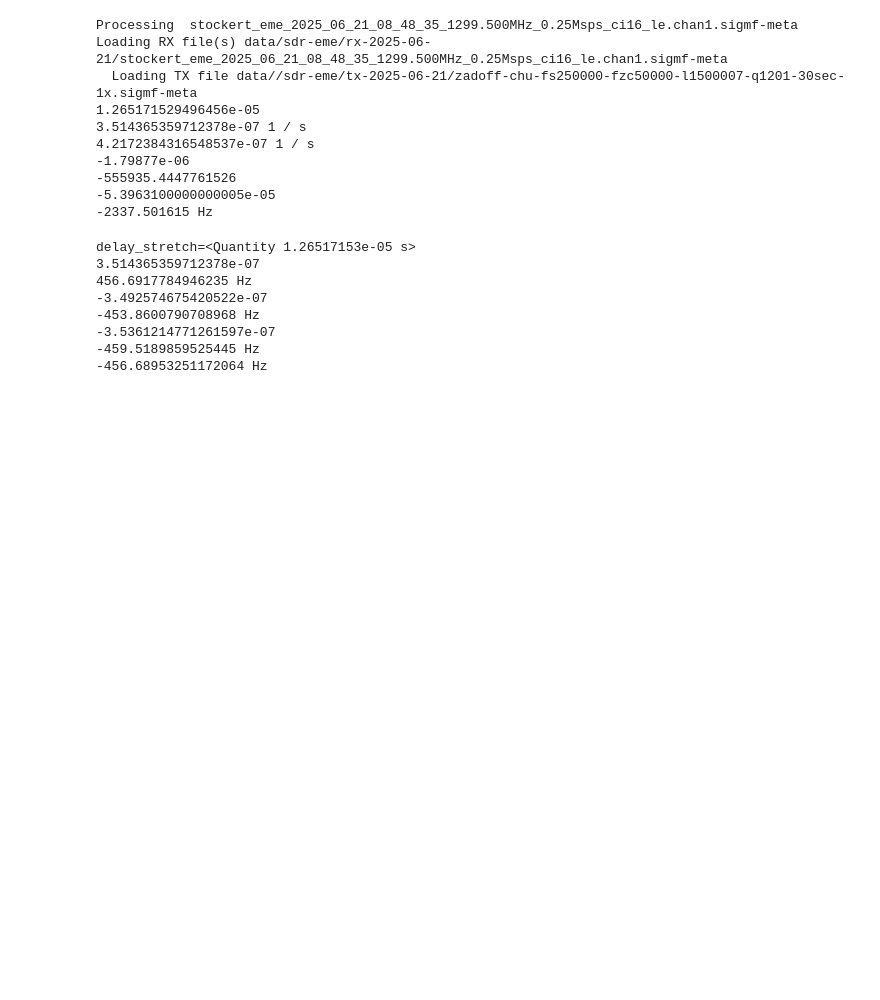
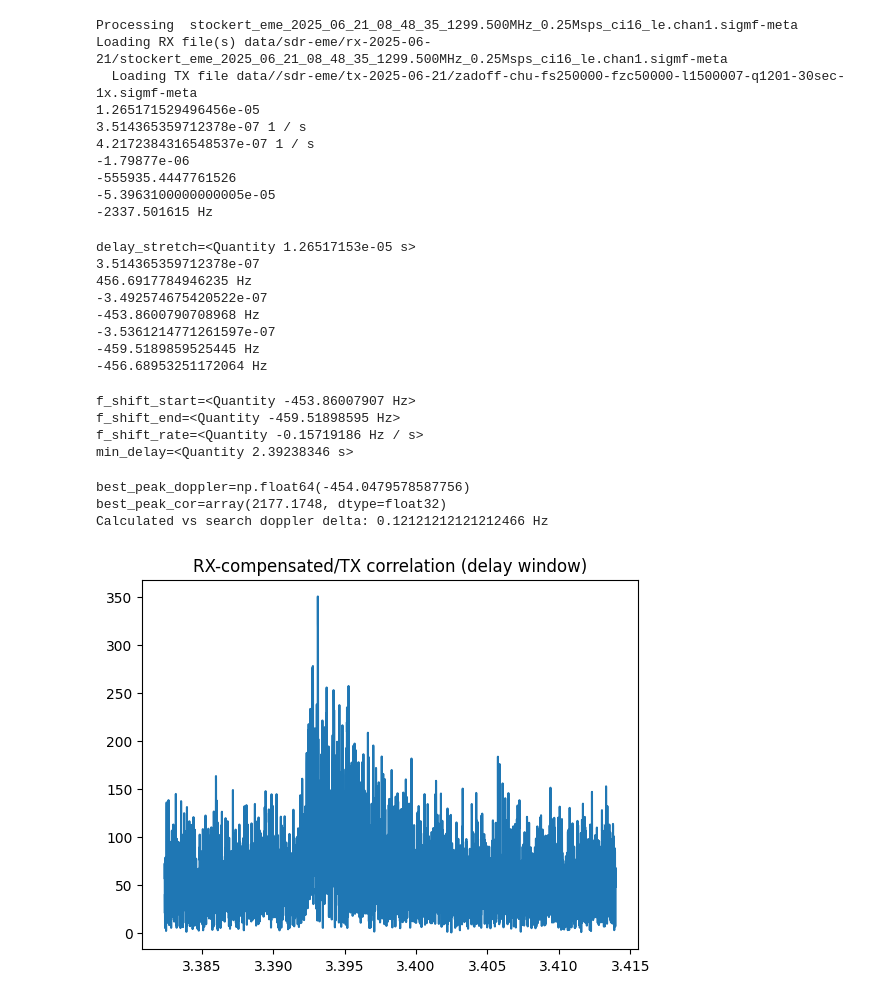
Before and after one commit to thandal/moon-radar, a Jupyter notebook: notebooks/Planetary Radar -- Moon -- CLEAN.ipynb, the cells around one changed output. Cells and saved outputs as stored; diff of their text form; code cells hidden in the pictures; blank space fills up the shorter version.

```diff
--- a/notebooks/Planetary Radar -- Moon -- CLEAN.ipynb
+++ b/notebooks/Planetary Radar -- Moon -- CLEAN.ipynb
@@ -99,9 +105,11 @@ def loadRxTxFiles(rx_chan0_sigmf_filename):
     rx_chan0_sigmf_file = sigmf.sigmffile.fromfile(rx_chan0_sigmf_filename)
     rx_samples = rx_chan0_sigmf_file.read_samples().astype("complex64")
     rx_info = rx_chan0_sigmf_file.get_global_info()
+    display(rx_info)
     sample_rate = rx_info['core:sample_rate'] / au.s
     tx_filename = rx_info['core:description']
     captures = rx_chan0_sigmf_file.get_captures()
+    display(captures[0])
     frequency = captures[0]['core:frequency'] * au.Hz
     rx_start_astrotime = at.Time(captures[0]['core:datetime'])
 
@@ -115,6 +123,7 @@ def loadRxTxFiles(rx_chan0_sigmf_filename):
 
     return rx_samples, tx_samples, sample_rate, frequency, rx_start_astrotime
 
-if 0:
+if 1:
     rx_chan0_sigmf_filename = f"{DATA_ROOT}/sdr-eme/rx-2025-06-21/stockert_eme_2025_06_21_10_06_39_1299.500MHz_0.25Msps_ci16_le.chan0.sigmf-meta"  # 60s tx, 66s rx!
     rx_samples, tx_samples, sample_rate, frequency, rx_start_astrotime = loadRxTxFiles(rx_chan0_sigmf_filename)
+    print(sample_rate, frequency, len(rx_samples) / sample_rate)
@@ -216,6 +249,9 @@ if 0:
 def calculateDelayWindowIndices(sample_rate, delay_start, len_rx_samples, len_tx_samples):
     t_start = delay_start
     t_end = delay_start + MOON_RADIUS / ak.c * 2  # round-trip delay depth
+    # HACK: PAD!
+    t_start -= 0.01 * au.s
+    t_end += 0.01 * au.s
     cor_lags = scipy.signal.correlation_lags(len_rx_samples, len_tx_samples, mode="valid") / sample_rate
     cor_i_start = np.argwhere(cor_lags > t_start)[0][0]
     cor_i_end = np.argwhere(cor_lags > t_end)[0][0]
@@ -443,56 +475,69 @@ delay_stretch=<Quantity 1.26517153e-05 s>
 -459.5189859525445 Hz
 -456.68953251172064 Hz
 # %%
-if 0: # Search for best frequency/time shift using peak correlation strength, in a window around the expect return time.
+if 1: # Search for best frequency/time shift using peak correlation strength, in a window around the expect return time.
 
     # Compute the doppler/delay for the sub-radar point at the start and end of the rx window.
     dlt_start, delay_start = moonDopplerFactorAndDelay_spice(rx_start_astrotime)
     rx_end_astrotime = rx_start_astrotime + rx_duration
     dlt_end, delay_end = moonDopplerFactorAndDelay_spice(rx_end_astrotime)
     f_shift_start = dlt_start * frequency
     f_shift_end = dlt_end * frequency
+    print(f"{f_shift_start=}")
+    print(f"{f_shift_end=}")
     # Simple 'bulk' doppler_rate model, linear from start to end. Generally good enough for a "look" of a few minutes.
     f_shift_rate = (f_shift_end - f_shift_start) / rx_duration
+    print(f"{f_shift_rate=}")
 
-    # Do everything in GPU memory
-    cupy_f_shifts = np.linspace(f_shift_start.to(au.Hz).value - 0.2, f_shift_start.to(au.Hz).value + 0.2, 1000)
-    cupy_t_shifts = np.linspace(doppler_start.to(au.Hz).value - 0.2, doppler_start.to(au.Hz).value + 0.2, 1000)
+    min_delay = min(delay_start, delay_end) * au.s
+    print(f"{min_delay=}")
+    cor_lags, cor_i_start, cor_i_end = calculateDelayWindowIndices(sample_rate, TX_START + min_delay, len(rx_samples), len(tx_samples))
+
+    f_shifts = np.linspace(f_shift_start.to(au.Hz).value - 0.2, f_shift_start.to(au.Hz).value + 0.2, 100)
+
+    # Do heavy compute in GPU memory
     cupy_tx_samples = cupy.asarray(tx_samples, dtype=cupy.complex64)
     cupy_rx_samples = cupy.asarray(rx_samples, dtype=cupy.complex64)
+    # Cache computations/allocations outside the for loop.
+    cupy_fft_rx_samples = cupy.fft.fft(cupy_rx_samples)
+    #cupy_conj_fft_tx_samples = cupy.conj(cupy.fft.fft(cupy.pad(cupy_tx_samples, (0, len(rx_samples) - len(tx_samples)))))
+    #cupy_rx_range = -1j * 2 * cupy.pi / sample_rate.value * cupy.arange(len(rx_samples))
+    #cupy_rx_t_s = cupy.arange(len(rx_samples)) / sample_rate.value
+    cupy_tx_samples_shifted = cupy.zeros_like(rx_samples)
+    cupy_tx_range = 1j * 2 * cupy.pi / sample_rate.value * cupy.arange(len(tx_samples))
+
     best_peak_doppler = doppler_start
-    best_peak = 0.0
-
-    # Cache computations/allocations outside the for loop.
-    cupy_conj_fft_tx_samples = cupy.conj(cupy.fft.fft(cupy.pad(cupy_tx_samples, (0, len(rx_samples) - len(tx_samples)))))
-    #cupy_rx_range = -1j * 2 * cupy.pi / sample_rate.value * cupy.arange(len(rx_samples))
-    cupy_rx_t_s = cupy.arange(len(rx_samples)) / sample_rate.value
-
-    #for i in tqdm(range(len(cupy_f_shifts))):
-    for i in range(len(cupy_f_shifts)):
-        #cupy_rx_samples_shifted = cupy_rx_samples * cupy.exp(cupy_f_shifts[i] * cupy_rx_range)
-        cupy_rx_samples_shifted = cupy_rx_samples * cupy.exp(-1j * 2 * np.pi * (-cupy_f_shifts[i] * cupy_rx_t_s + (-doppler_rate.value * cupy_rx_t_s**2) / 2)).T
-        #cupy_rx_samples_shifted = cupy_rx_samples * cupy.exp(-1j * 2 * cupy.pi / sample_rate.value * cupy.arange(len(rx_samples))
-        cupy_cor_shifted = cupy.fft.ifft(cupy.fft.fft(cupy_rx_samples_shifted) * cupy_conj_fft_tx_samples)
-        #cor_max = cupy.max(cupy.abs(cupy_cor_shifted))
-        #cor_max = cupy.max(cupy.abs(cupy_cor_shifted[cor_i_start:(cor_i_start+2000)]))
+    best_peak_cor = 0.0
+    for i in tqdm(range(len(f_shifts))):
+        cupy_tx_samples_shifted[:len(tx_samples)] = cupy_tx_samples * cupy.exp(f_shifts[i] * cupy_tx_range)
+        cupy_cor_shifted = cupy.fft.ifft(cupy_fft_rx_samples * cupy.conj(cupy.fft.fft(cupy_tx_samples_shifted)))
         cor_max = cupy.max(cupy.abs(cupy_cor_shifted[cor_i_start:cor_i_end]))
-        if cor_max > best_peak:
-            best_peak = cor_max
+        if cor_max > best_peak_cor:
+            best_peak_cor = cor_max
             best_peak_doppler = cupy_f_shifts[i]
-            #print(i, best_peak, best_peak_doppler)
 
     print(f"{best_peak_doppler=}")
+    print(f"{best_peak_cor=}")
     print(f"Calculated vs search doppler delta: {doppler_start - best_peak_doppler * au.Hz}")
 
     doppler_start = best_peak_doppler * au.Hz
 
     if 1: # Debug
         phi_Hz = (-best_peak_doppler * cupy_rx_t_s) + (-doppler_rate.value * cupy_rx_t_s**2) / 2
         cupy_rx_samples_shifted = cupy_rx_samples * cupy.exp(-1j * 2 * np.pi * phi_Hz).T
         cupy_cor_shifted = cupy.fft.ifft(cupy.fft.fft(cupy_rx_samples_shifted) * cupy_conj_fft_tx_samples)
         pl.figure()
         pl.title("RX-compensated/TX correlation (delay window)")
-        pl.plot(cor_lags[cor_i_start:cor_i_end] / sample_rate, cupy.abs(cupy_cor_shifted[cor_i_start:cor_i_end]).get(), label="signal")
-        pl.gca().axvline(TX_START.value + delay_start.value, linestyle="--", color="grey", label="expected based on Moon distance",)
+        pl.plot(cor_lags[cor_i_start:cor_i_end], cupy.abs(cupy_cor_shifted[cor_i_start:cor_i_end]).get(), label="signal")
+        #pl.gca().axvline(delay_start, linestyle="--", color="grey", label="expected based on Moon distance",)
         #pl.plot(cupy.abs(cupy_cor_shifted[cor_i_start:(cor_i_start+2000)]).get())
-        rx_samples_compensated = cupy_rx_samples_shifted.get()
+        #rx_samples_compensated = cupy_rx_samples_shifted.get()
+# %% [output]
+f_shift_start=<Quantity -453.86007907 Hz>
+f_shift_end=<Quantity -459.51898595 Hz>
+f_shift_rate=<Quantity -0.15719186 Hz / s>
+min_delay=<Quantity 2.39238346 s>
+best_peak_doppler=np.float64(-454.0479578587756)
+best_peak_cor=array(2177.1748, dtype=float32)
+Calculated vs search doppler delta: 0.12121212121212466 Hz
+[figure, added]
```
Also changed, not shown: parts of 5 cells of this notebook.
